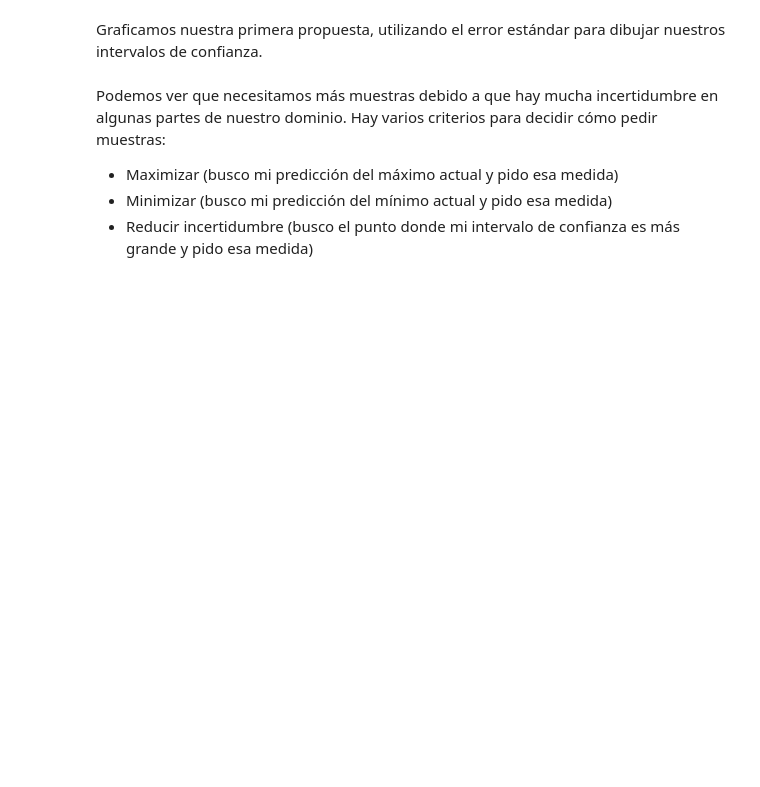
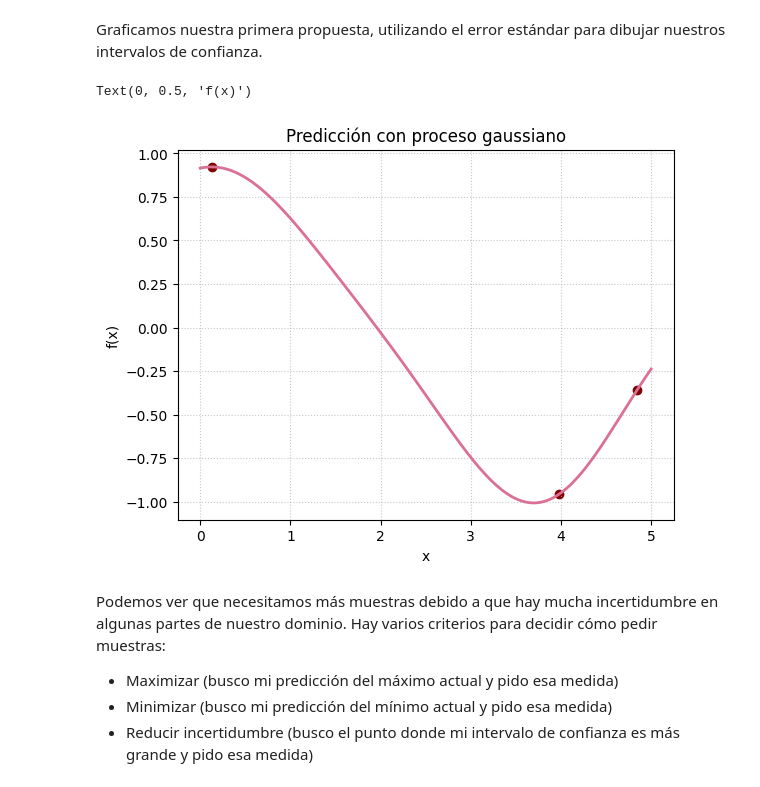
Before and after one commit to AnaSofiaHinojosa/LabAprEst, a Jupyter notebook: Optimización Bayesiana.ipynb, the cells around one changed output. Saved outputs shown, nothing was run; the diff lists cells and outputs as text; code cells hidden in the pictures; blank space fills up the shorter version.

```diff
--- a/Optimización Bayesiana.ipynb
+++ b/Optimización Bayesiana.ipynb
@@ -96,0 +100,5 @@ Realizamos una regresión de proceso gaussiano para encontrar distribuciones que
+# %%
+kernel = 1 * RBF(length_scale=1.0)
+gp = GPR(kernel=kernel, n_restarts_optimizer=10)
+y = f(X)
+gp.fit(X, y)
@@ -97,7 +108,20 @@ Realizamos una regresión de proceso gaussiano para encontrar distribuciones que
 # %% [markdown]
 Creamos un vector de valores posibles de $x$ y predecimos $y$ usando el resultado de la regresión.
+# %%
+x = np.linspace(0, 5, 1000).reshape([-1, 1])
+pred = gp.predict(x)
 # %% [markdown]
 Graficamos nuestra primera propuesta, utilizando el error estándar para dibujar nuestros intervalos de confianza.
+# %%
+plt.plot(x, pred, c="palevioletred", lw=2)
+plt.scatter(X, f(X), c="maroon")
+plt.grid(linestyle=":", alpha=0.7)
+plt.title("Predicción con proceso gaussiano")
+plt.xlabel("x")
+plt.ylabel("f(x)")
+# %% [output]
+Text(0, 0.5, 'f(x)')
+[figure, added]
 # %% [markdown]
 Podemos ver que necesitamos más muestras debido a que hay mucha incertidumbre en algunas partes de nuestro dominio. Hay varios criterios para decidir cómo pedir muestras:
 - Maximizar (busco mi predicción del máximo actual y pido esa medida)
```
Also changed, not shown: parts of 5 cells of this notebook.
